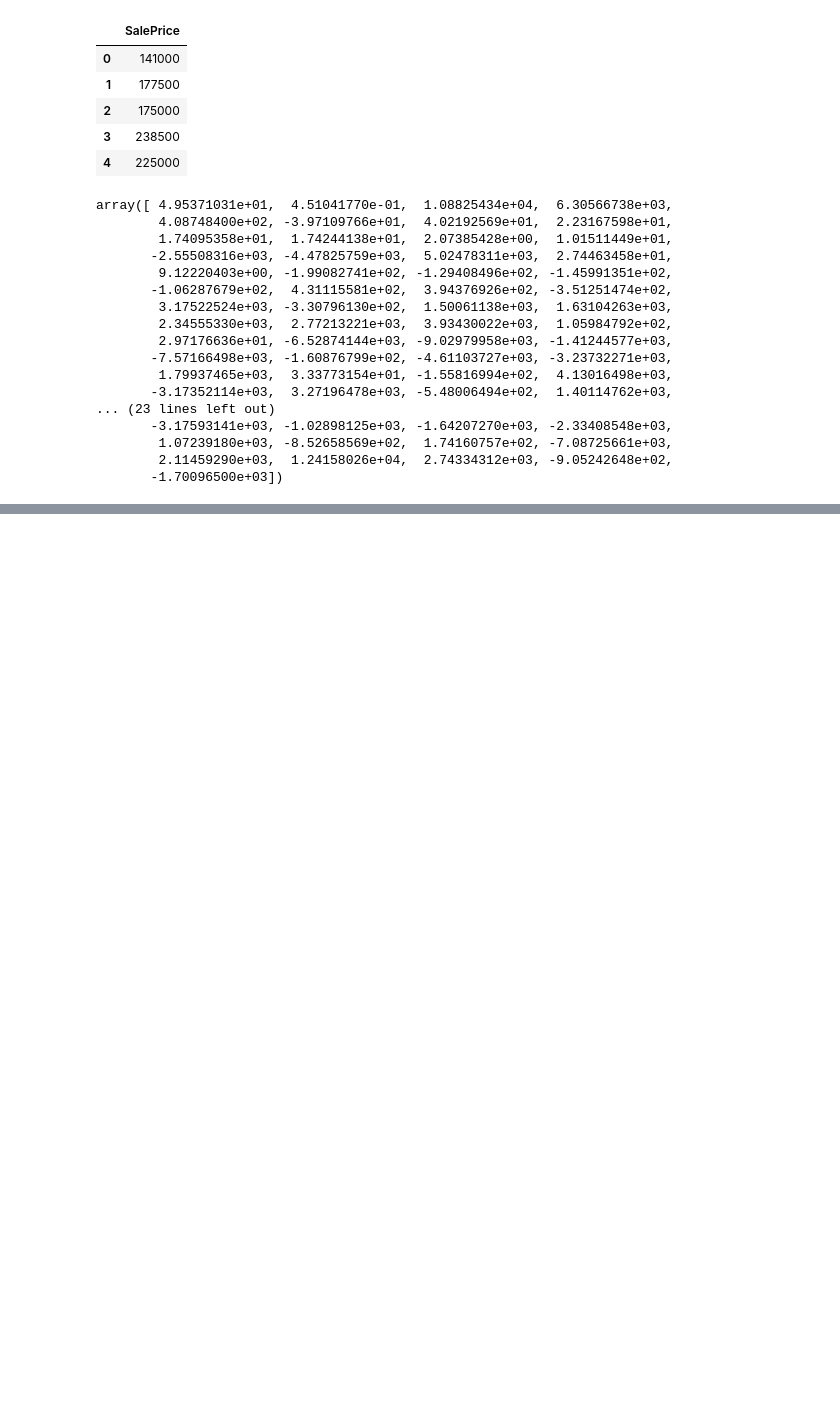
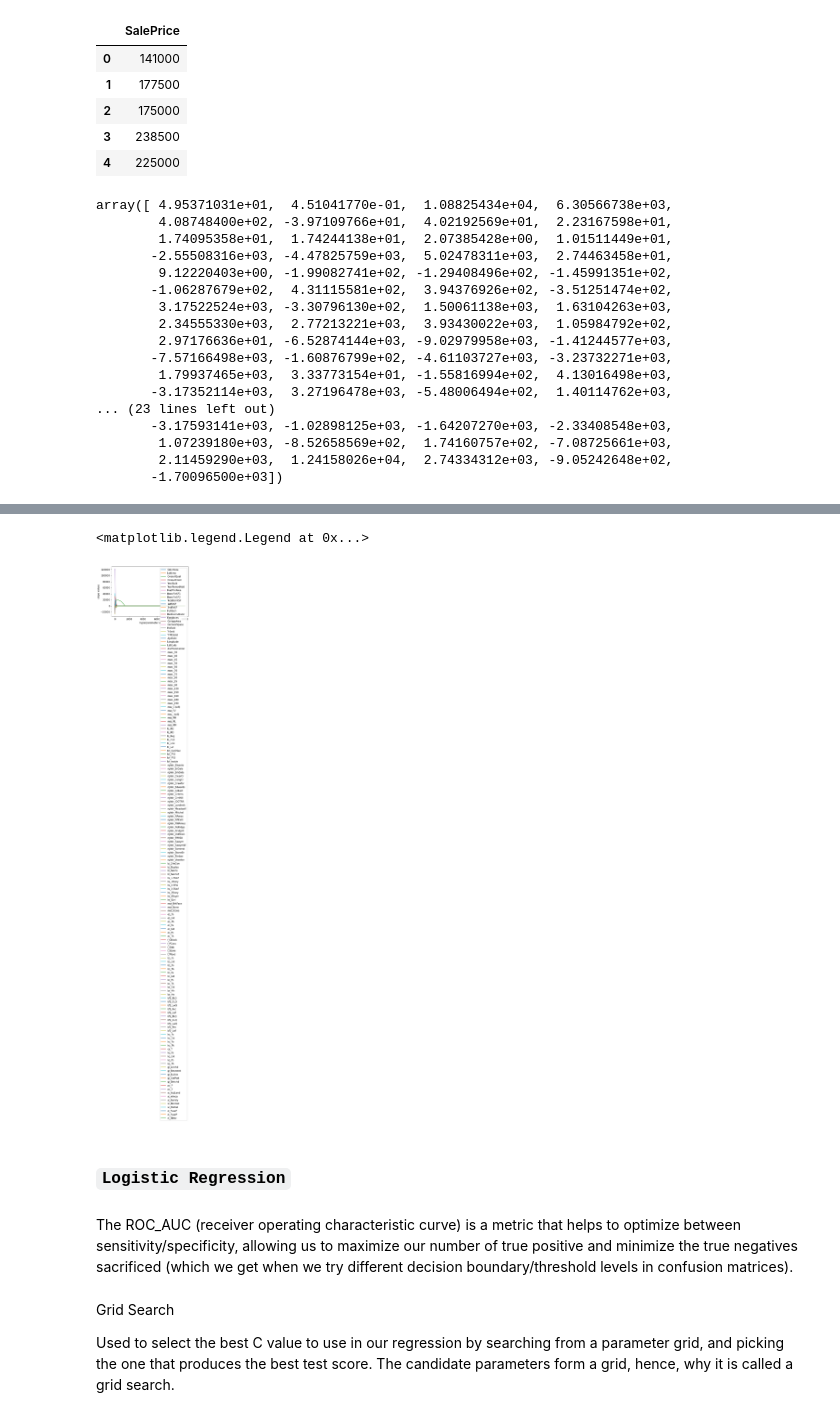
Before and after one commit to AlexGalczak/ML-Ames, a Jupyter notebook: MB/Model_Sel.ipynb, the cells around one changed output, grey strips where cells are left out. Cells and saved outputs as stored; diff of their text form; code cells hidden in the pictures; blank space fills up the shorter version.

Commit message:
CV model selection

```diff
--- a/MB/Model_Sel.ipynb
+++ b/MB/Model_Sel.ipynb
@@ -23,19 +23,3 @@ x_train.iloc[:,1:].head()
 | 4 | 1733 | 12394 | 7 | 5 | 2003 | 2003 | 0.0 | 0.0 | ... |
 # %% [markdown]
 ### `Lasso Regression`
-# %%
-from sklearn.linear_model import LinearRegression, Ridge, Lasso, ElasticNet
-
-lasso = Lasso()
-lasso.set_params(normalize=True, max_iter=10000)
-
-alphas = np.logspace(-2, 4, 50)
-
-coefs_lasso = []
-result = {}
-
-for alpha in alphas:
-   lasso.set_params(alpha = alpha)
-   lasso.fit(x_train.iloc[:,1:], y_train)
-   coefs_lasso.append(lasso.coef_)
-   result[alpha] = lasso.score(x_test.iloc[:, 1:], y_test)
@@ -142,3 +186,6 @@ array([ 4.95371031e+01,  4.51041770e-01,  1.08825434e+04,  6.30566738e+03,
         1.07239180e+03, -8.52658569e+02,  1.74160757e+02, -7.08725661e+03,
         2.11459290e+03,  1.24158026e+04,  2.74334312e+03, -9.05242648e+02,
        -1.70096500e+03])
+# %%
+coefs_ridge = pd.DataFrame(coefs_lasso, index=alphas, columns = x_train.columns[1:])
+coefs_ridge.head()
@@ -144,0 +223,17 @@ array([ 4.95371031e+01,  4.51041770e-01,  1.08825434e+04,  6.30566738e+03,
+# %%
+# plotting
+for name in coefs_ridge.columns:
+    plt.plot(coefs_ridge.index, coefs_ridge[name], label=name)
+plt.xlabel(r'hyperparameter $\lambda$')
+plt.ylabel(r'slope values')
+plt.legend(loc=1)
+
+
+# why is the graph so cluttered? I set the range of alphas from 0-20
+# %% [output]
+<matplotlib.legend.Legend at 0x...>
+[figure, added]
+# %% [markdown]
+### `Logistic Regression`
+# %% [markdown]
+The ROC_AUC (receiver operating characteristic curve) is a metric that helps to optimize between sensitivity/specificity, allowing us to maximize our number of true positive and minimize the true negatives sacrificed (which we get when we try different decision boundary/threshold levels in confusion matrices).
@@ -144,0 +255,4 @@ array([ 4.95371031e+01,  4.51041770e-01,  1.08825434e+04,  6.30566738e+03,
+# %% [markdown]
+Grid Search
+
+Used to select the best C value to use in our regression by searching from a parameter grid, and picking the one that produces the best test score. The candidate parameters form a grid, hence, why it is called a grid search.
```
Also changed, not shown: parts of 13 cells of this notebook.
